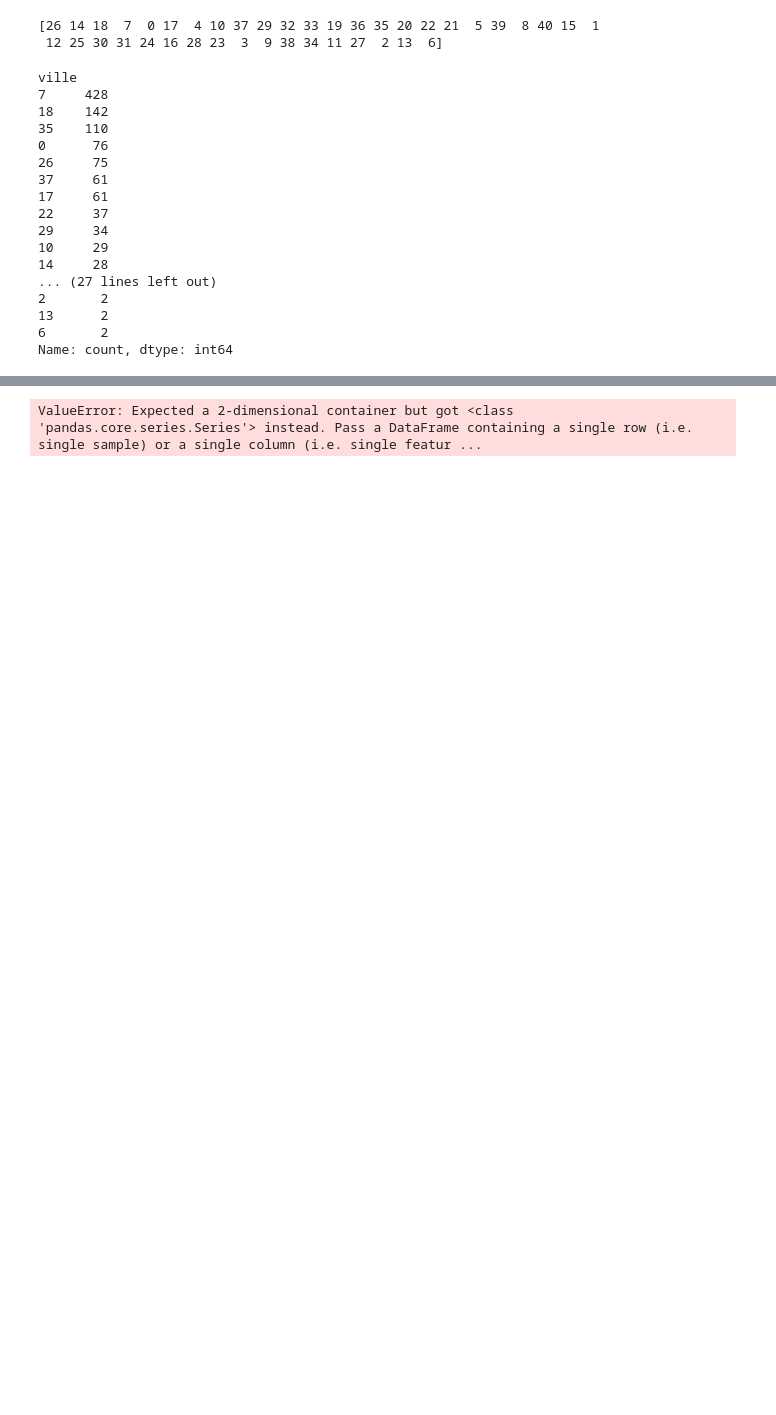
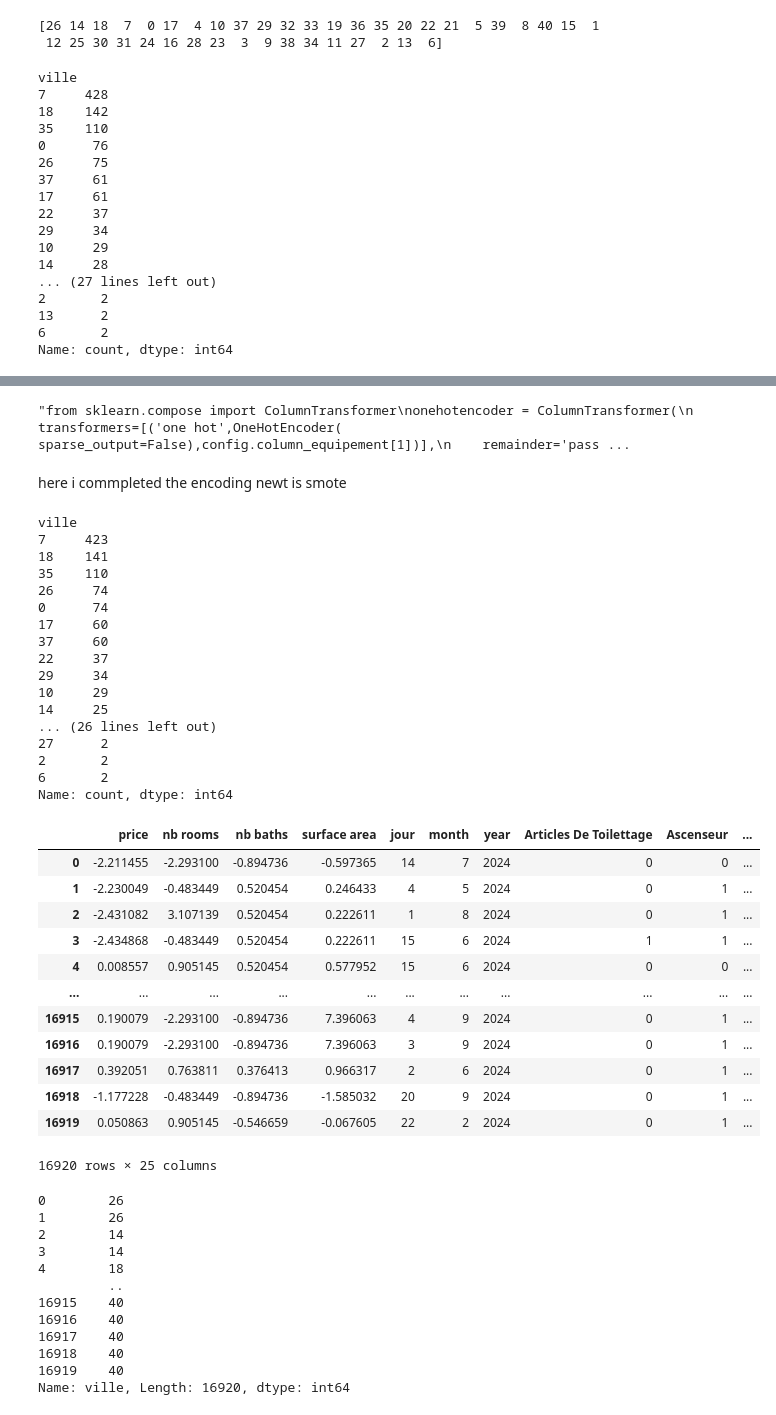
Before and after one commit to rahiqi-al/machine-learning-, a Jupyter notebook: test.ipynb, the cells around one changed output, grey strips where cells are left out. Saved outputs shown, nothing was run; the diff lists cells and outputs as text; code cells hidden in the pictures; blank space fills up the shorter version.

```diff
--- a/test.ipynb
+++ b/test.ipynb
@@ -468,10 +596,71 @@ Name: count, dtype: int64
+# %%
+#df.drop(['title','equipement','index','city id','id','ville'],axis=1)*
+df=df[df['ville']!=13]
 # %%
-from sklearn.compose import ColumnTransformer
+"""from sklearn.compose import ColumnTransformer
 onehotencoder = ColumnTransformer(
     transformers=[('one hot',OneHotEncoder( sparse_output=False),config.column_equipement[1])],
     remainder='passthrough'
 )
 new_df=onehotencoder.fit_transform(df)
-print(pd.DataFrame(new_df))
+display(pd.DataFrame(new_df))"""
 # %% [output]
-ValueError: Expected a 2-dimensional container but got <class 'pandas.core.series.Series'> instead. Pass a DataFrame containing a single row (i.e. single sample) or a single column (i.e. single featur ...
+"from sklearn.compose import ColumnTransformer\nonehotencoder = ColumnTransformer(\n    transformers=[('one hot',OneHotEncoder( sparse_output=False),config.column_equipement[1])],\n    remainder='pass ...
+# %% [markdown]
+here i commpleted the encoding newt is smote
+# %%
+from imblearn.over_sampling import SMOTE
+
+x = df.drop(['title','equipement','index','city id','id','ville'],axis=1)
+y=df['ville']
+
+display(y.value_counts())
+
+smote = SMOTE(sampling_strategy='auto',random_state=42,k_neighbors=1)
+x_res,y_res = smote.fit_resample(x,y)
+
+display(x_res)
+display(y_res)
+# %% [output]
+ville
+7     423
+18    141
+35    110
+26     74
+0      74
+17     60
+37     60
+22     37
+29     34
+10     29
+14     25
+... (26 lines left out)
+27      2
+2       2
+6       2
+Name: count, dtype: int64
+|  | price | nb rooms | nb baths | surface area | jour | month | year | Articles De Toilettage | Ascenseur | ... |
+| 0 | -2.211455 | -2.293100 | -0.894736 | -0.597365 | 14 | 7 | 2024 | 0 | 0 | ... |
+| 1 | -2.230049 | -0.483449 | 0.520454 | 0.246433 | 4 | 5 | 2024 | 0 | 1 | ... |
+| 2 | -2.431082 | 3.107139 | 0.520454 | 0.222611 | 1 | 8 | 2024 | 0 | 1 | ... |
+| 3 | -2.434868 | -0.483449 | 0.520454 | 0.222611 | 15 | 6 | 2024 | 1 | 1 | ... |
+| 4 | 0.008557 | 0.905145 | 0.520454 | 0.577952 | 15 | 6 | 2024 | 0 | 0 | ... |
+| ... | ... | ... | ... | ... | ... | ... | ... | ... | ... | ... |
+| 16915 | 0.190079 | -2.293100 | -0.894736 | 7.396063 | 4 | 9 | 2024 | 0 | 1 | ... |
+| 16916 | 0.190079 | -2.293100 | -0.894736 | 7.396063 | 3 | 9 | 2024 | 0 | 1 | ... |
+| 16917 | 0.392051 | 0.763811 | 0.376413 | 0.966317 | 2 | 6 | 2024 | 0 | 1 | ... |
+| 16918 | -1.177228 | -0.483449 | -0.894736 | -1.585032 | 20 | 9 | 2024 | 0 | 1 | ... |
+| 16919 | 0.050863 | 0.905145 | -0.546659 | -0.067605 | 22 | 2 | 2024 | 0 | 1 | ... |
+16920 rows × 25 columns
+0        26
+1        26
+2        14
+3        14
+4        18
+         ..
+16915    40
+16916    40
+16917    40
+16918    40
+16919    40
+Name: ville, Length: 16920, dtype: int64
```
Also changed, not shown: parts of 11 cells of this notebook, 3 other files.
